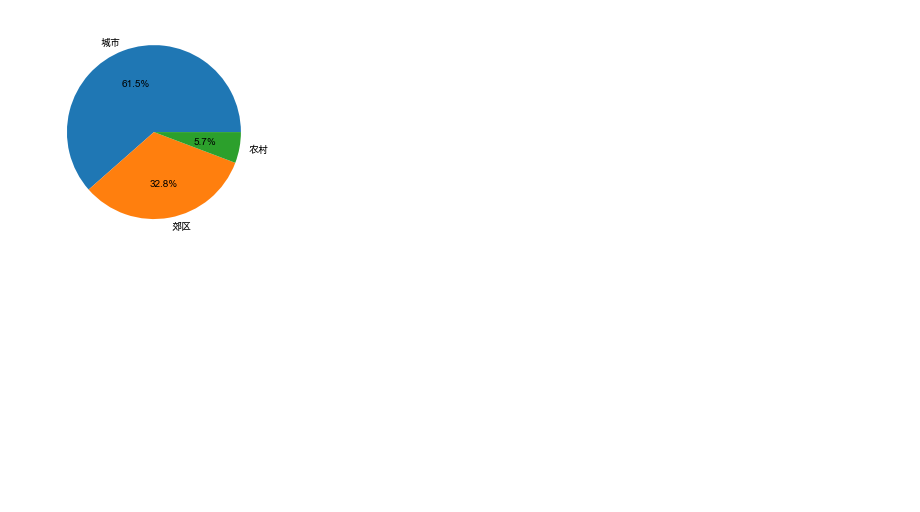
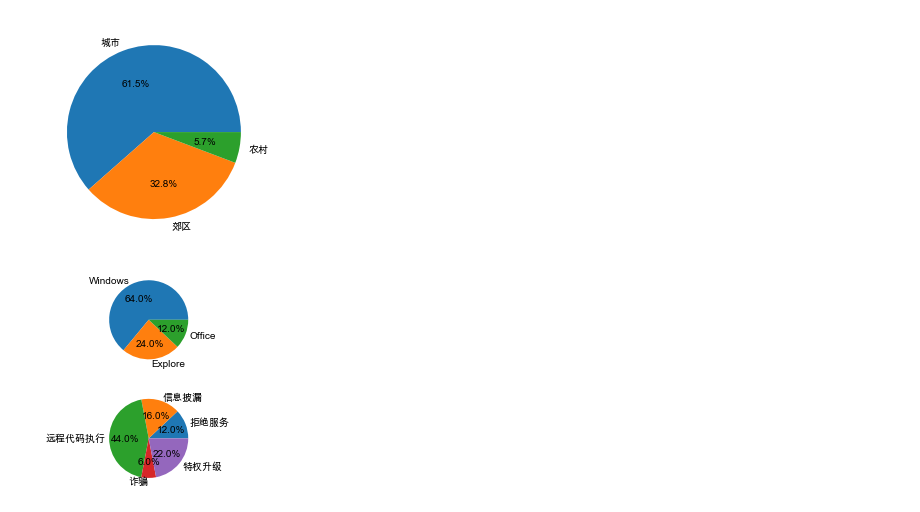
Before and after one commit to luxiaotong/statistics_for_engineering, a Jupyter notebook: ch2.ipynb, the cells around one changed output. Cells and saved outputs as stored; diff of their text form; code cells hidden in the pictures; blank space fills up the shorter version.

```diff
--- a/ch2.ipynb
+++ b/ch2.ipynb
@@ -43,3 +43,15 @@ plt.pie(x, labels=labels, autopct='%1.1f%%')
 plt.show()
 # %% [output]
 [figure]
+# %%
+# 2.4
+x = np.array(['32', '12', '6'])
+labels = np.array(['Windows', 'Explore', 'Office'])
+fig, axs = plt.subplots(2)
+axs[0].pie(x, labels=labels, autopct='%1.1f%%')
+x = np.array(['6', '8', '22', '3', '11'])
+labels = np.array(['拒绝服务', '信息披漏', '远程代码执行', '诈骗', '特权升级'])
+axs[1].pie(x, labels=labels, autopct='%1.1f%%')
+plt.show()
+# %% [output]
+[figure, added]
```
Also changed, not shown: parts of 3 cells of this notebook, 1 other file.
